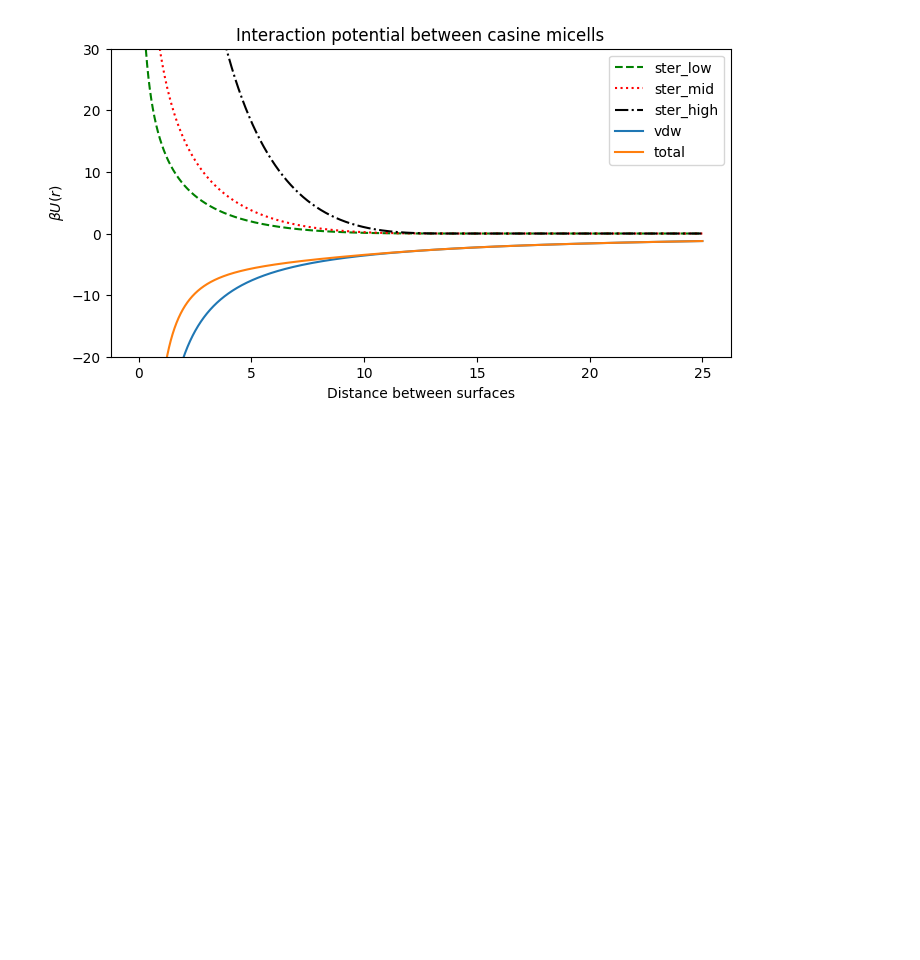
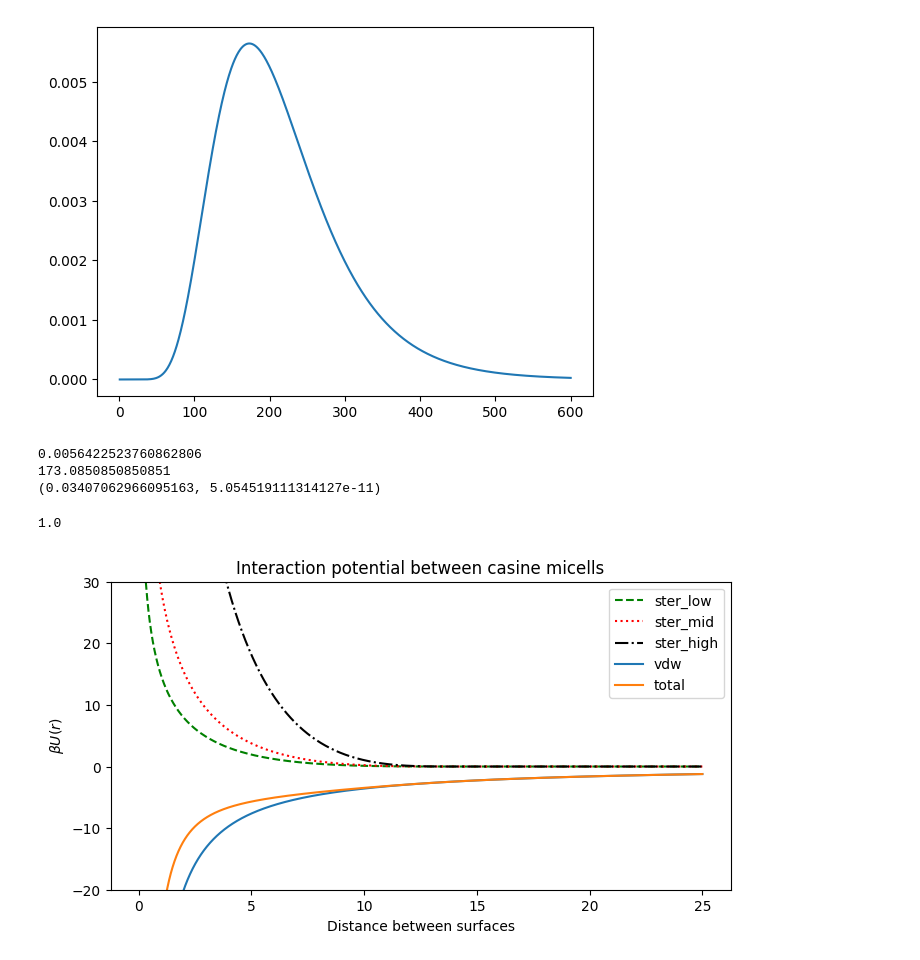
Before and after one commit to D-Gaard/MoleculeSim, a Jupyter notebook: ownSim/test.ipynb, the cells around one changed output. Cells and saved outputs as stored; diff of their text form; code cells hidden in the pictures; blank space fills up the shorter version.

Commit message:
Example plot of diameter log normal distribution

```diff
--- a/ownSim/test.ipynb
+++ b/ownSim/test.ipynb
@@ -8,3 +9,28 @@ import forces as fc
+# %%
+d0 = 200 # mean diameter
+beta = 0.38 #std of distribution
+
+# takes diameter as input, returns probability?
+def dist(d):
+  return (1/(np.sqrt(2*np.pi)*beta*d)) * np.exp(-(np.log(d/d0)**2)/(2*beta**2))
+# %%
+ds = np.linspace(1,600,1000)
+res = [dist(d) for d in ds]
+plt.figure()
+plt.plot(ds,res)
+plt.show()
+print(max(res))
+print(ds[res.index(max(res))])
+print(quad(dist, a =-0.00000001, b =100, args=()))
+# %% [output]
+[figure, added]
+0.0056422523760862806
+173.0850850850851
+(0.03407062966095163, 5.054519111314127e-11)
+# %%
+print(np.log(np.exp(1)))
+# %% [output]
+1.0
 # %%
 def force(x, cut_off = 0.5):
   if x > cut_off:
```
Also changed, not shown: parts of 1 cell of this notebook.
